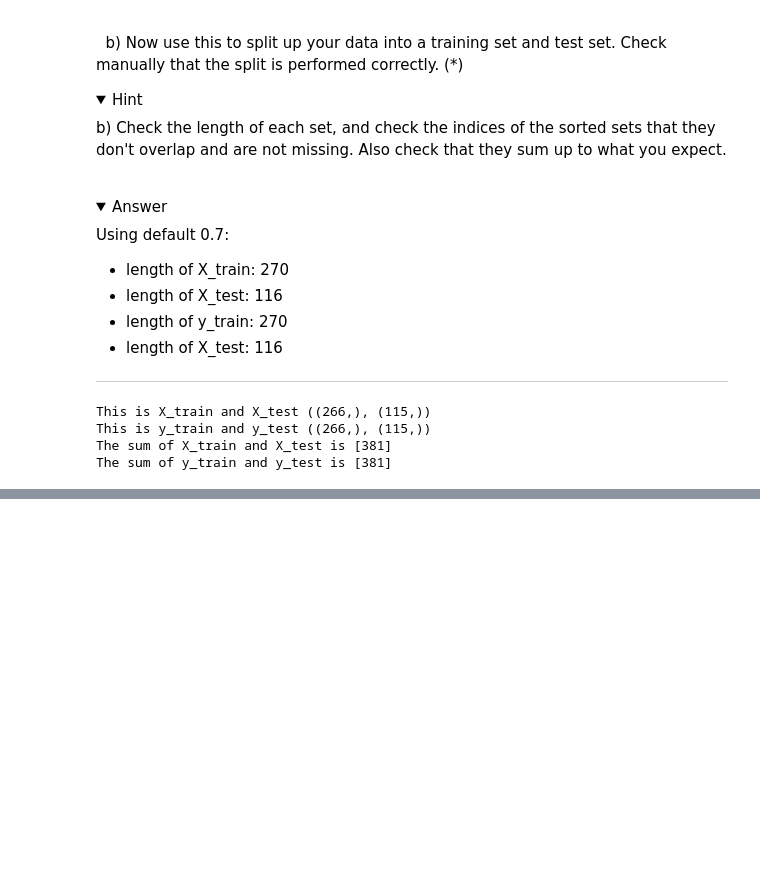
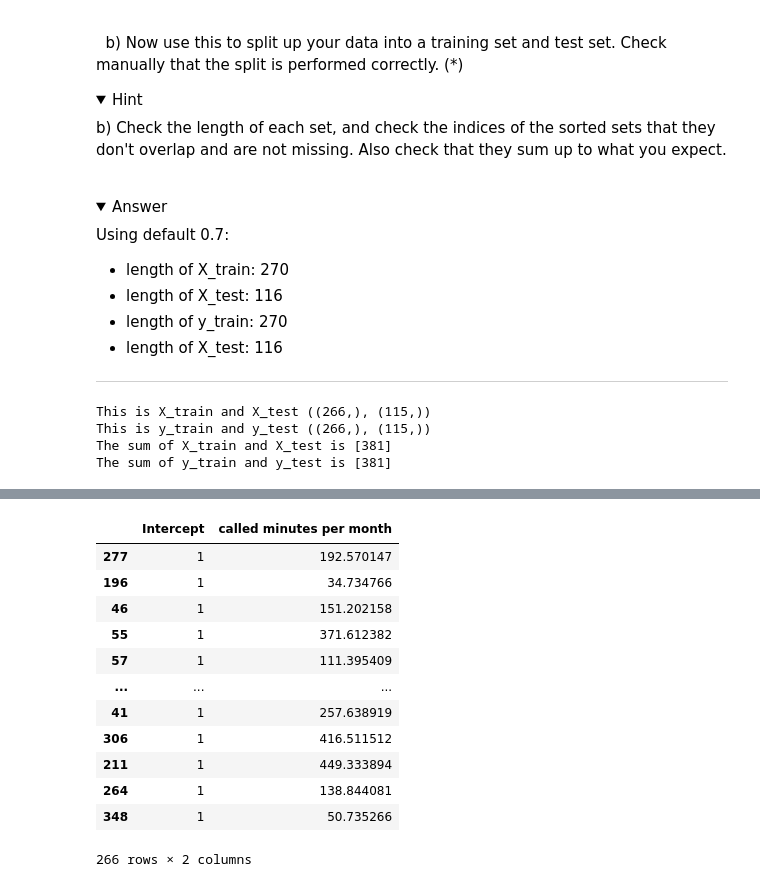
Before and after one commit to SCGlass/Machine-learning, a Jupyter notebook: Exercises/E00_Linear_regression.ipynb, the cells around one changed output, grey strips where cells are left out. Cells and saved outputs as stored; diff of their text form; code cells hidden in the pictures; folded sections open; blank space fills up the shorter version.

```diff
--- a/Exercises/E00_Linear_regression.ipynb
+++ b/Exercises/E00_Linear_regression.ipynb
@@ -255,0 +241,5 @@ Name: SEK per month, Length: 266, dtype: float64
+# %%
+# creating a new data frame with training data.
+df_phone_sub_train = pd.DataFrame()
+df_phone_sub_train["called minutes per month"] = pd.Series(X_train)
+df_phone_sub_train["SEK per month"] = pd.Series(y_train)
@@ -255,0 +253,21 @@ Name: SEK per month, Length: 266, dtype: float64
+# %%
+X_train, y_train = df_phone_sub_train.drop("SEK per month", axis="columns"), df_phone_sub_train["SEK per month"]
+X_train.insert(0, "Intercept",1) # inserts intercept column
+
+#beta_hat = np.linalg.inv(X.T@X)@X.T@y
+
+X_train
+# %% [output]
+|  | Intercept | called minutes per month |
+| 277 | 1 | 192.570147 |
+| 196 | 1 | 34.734766 |
+| 46 | 1 | 151.202158 |
+| 55 | 1 | 371.612382 |
+| 57 | 1 | 111.395409 |
+| ... | ... | ... |
+| 41 | 1 | 257.638919 |
+| 306 | 1 | 416.511512 |
+| 211 | 1 | 449.333894 |
+| 264 | 1 | 138.844081 |
+| 348 | 1 | 50.735266 |
+266 rows × 2 columns
```
Also changed, not shown: parts of 2 cells of this notebook.
